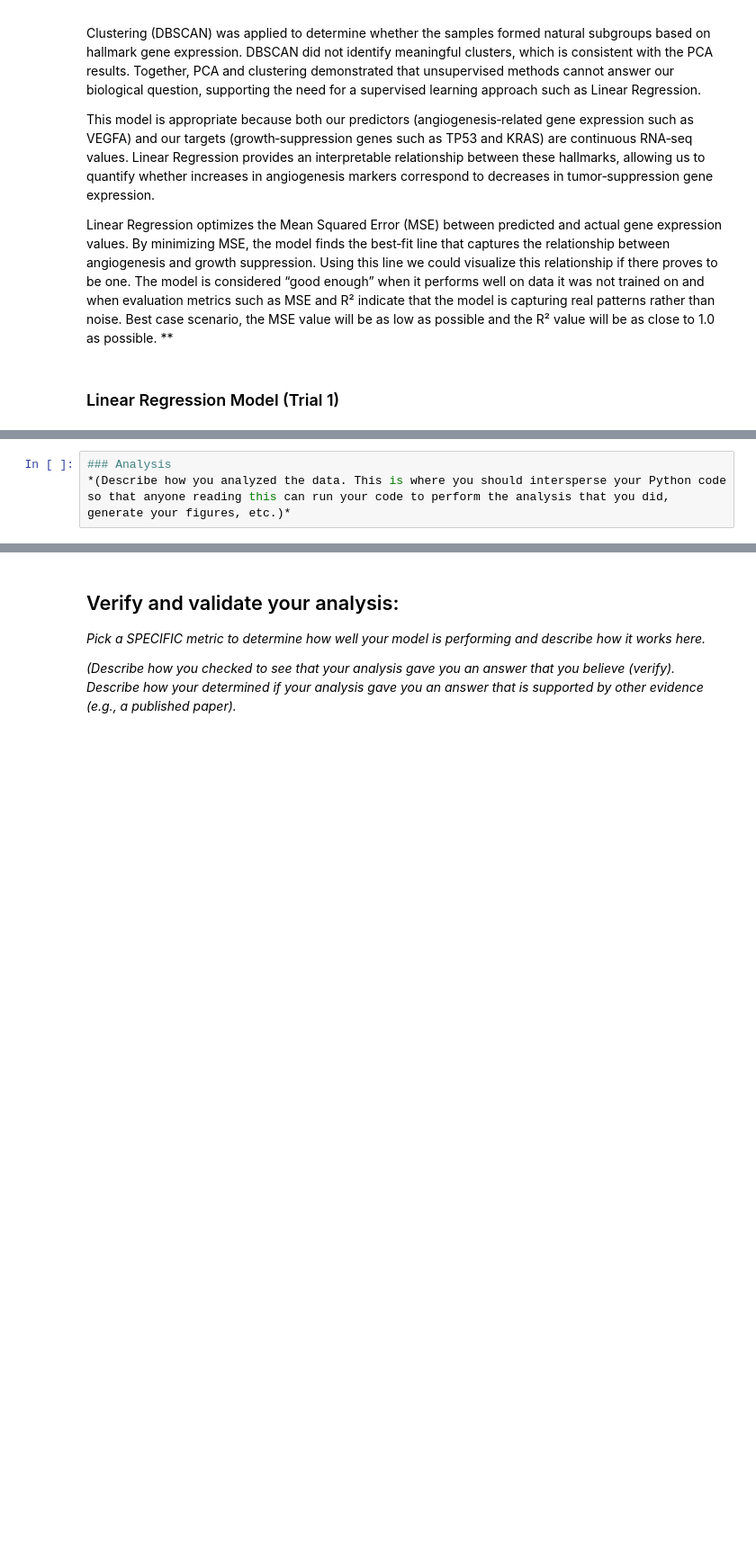
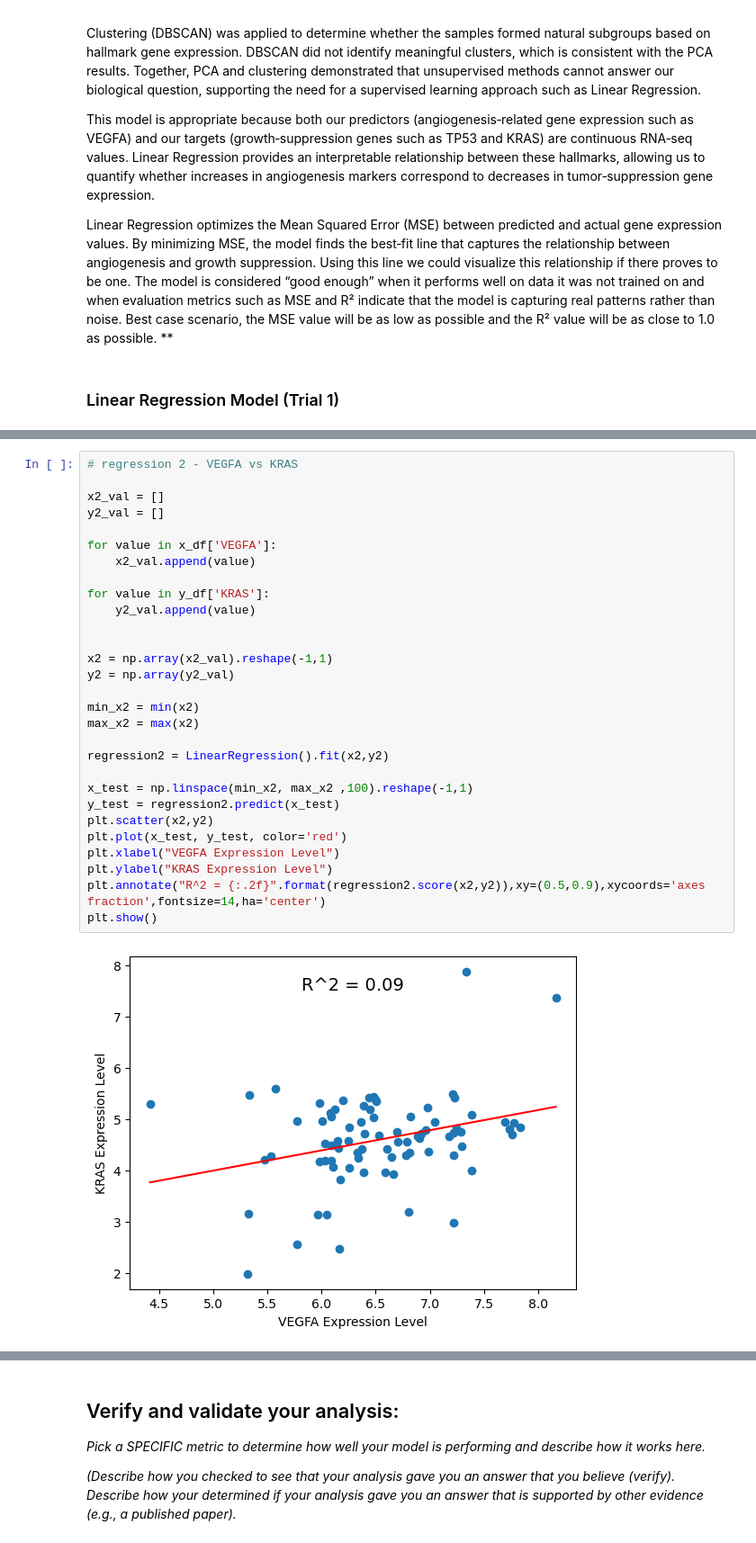
Before and after one commit to ReaganOswald/Module-4-Cancer, a Jupyter notebook: code/Module 4 Template.ipynb, the cells around one changed output, grey strips where cells are left out. Shown at 90% size. Drawn from its saved outputs; the diff is of its cells as text; blank space fills up the shorter version.

```diff
--- a/code/Module 4 Template.ipynb
+++ b/code/Module 4 Template.ipynb
@@ -288,3 +324,31 @@ Linear Regression optimizes the Mean Squared Error (MSE) between predicted and a
 # %%
-### Analysis
-*(Describe how you analyzed the data. This is where you should intersperse your Python code so that anyone reading this can run your code to perform the analysis that you did, generate your figures, etc.)*
+# regression 2 - VEGFA vs KRAS
+
+x2_val = []
+y2_val = []
+
+for value in x_df['VEGFA']:
+    x2_val.append(value)
+
+for value in y_df['KRAS']:
+    y2_val.append(value)
+
+
+x2 = np.array(x2_val).reshape(-1,1)
+y2 = np.array(y2_val)
+
+min_x2 = min(x2)
+max_x2 = max(x2)
+
+regression2 = LinearRegression().fit(x2,y2)
+
+x_test = np.linspace(min_x2, max_x2 ,100).reshape(-1,1)
+y_test = regression2.predict(x_test)
+plt.scatter(x2,y2)
+plt.plot(x_test, y_test, color='red')
+plt.xlabel("VEGFA Expression Level")
+plt.ylabel("KRAS Expression Level")
+plt.annotate("R^2 = {:.2f}".format(regression2.score(x2,y2)),xy=(0.5,0.9),xycoords='axes fraction',fontsize=14,ha='center')
+plt.show()
+# %% [output]
+[figure, added]
```
Also changed, not shown: parts of 3 cells of this notebook, 1 other file.
